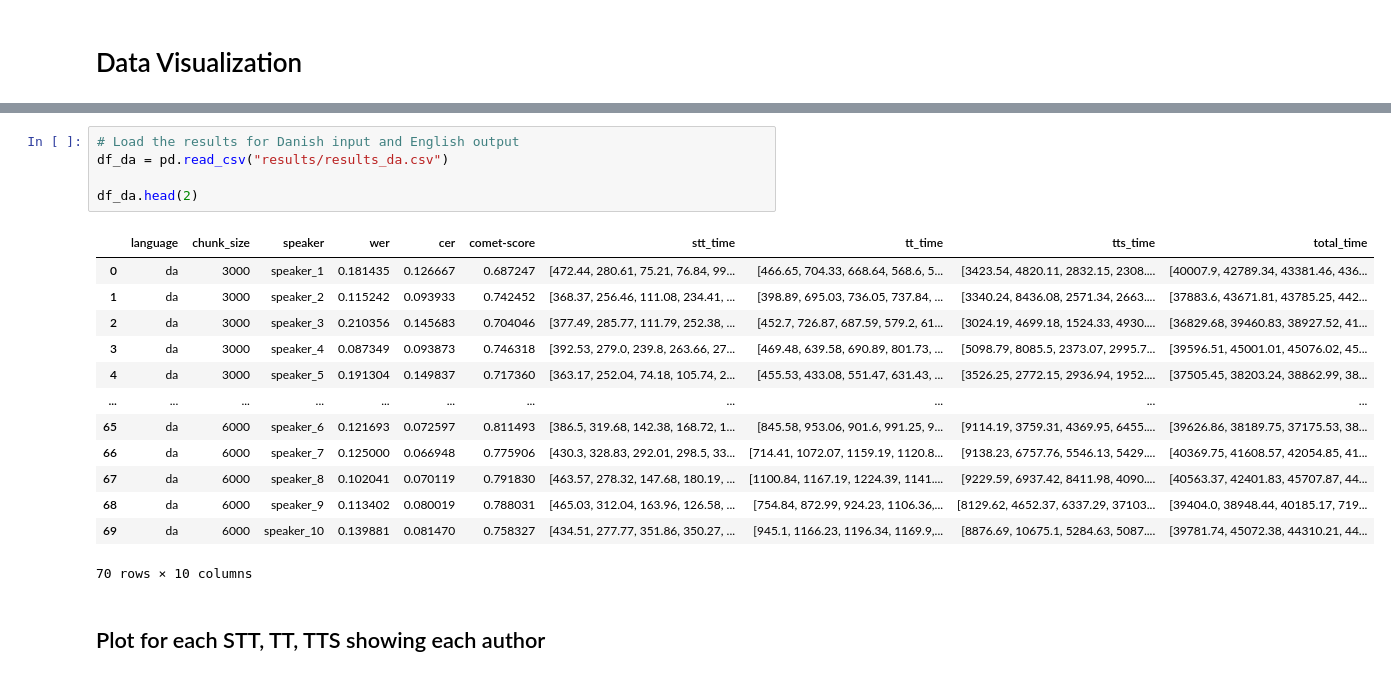
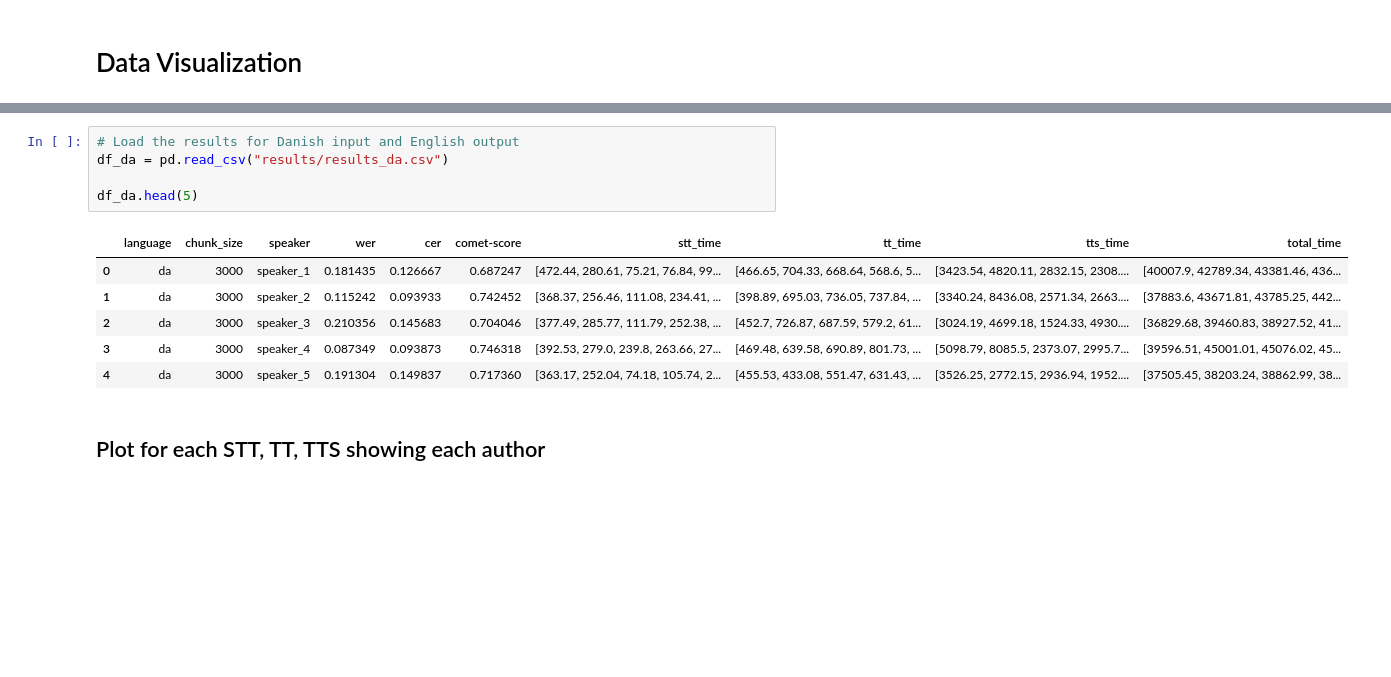
Before and after one commit to claralb2002/AI-Based-Video-dubbing, a Jupyter notebook: processing_results.ipynb, the cells around one changed output, grey strips where cells are left out. Cells and saved outputs as stored; diff of their text form; blank space fills up the shorter version.

```diff
--- a/processing_results.ipynb
+++ b/processing_results.ipynb
@@ -201,22 +158,15 @@ df_en.head(2)
 # %%
 # Load the results for Danish input and English output
 df_da = pd.read_csv("results/results_da.csv")
 
-df_da.head(2)
+df_da.head(5)
 # %% [output]
 |  | language | chunk_size | speaker | wer | cer | comet-score | stt_time | tt_time | tts_time | total_time |
 | 0 | da | 3000 | speaker_1 | 0.181435 | 0.126667 | 0.687247 | [472.44, 280.61, 75.21, 76.84, 99... | [466.65, 704.33, 668.64, 568.6, 5... | [3423.54, 4820.11, 2832.15, 2308.... | [40007.9, 42789.34, 43381.46, 436... |
 | 1 | da | 3000 | speaker_2 | 0.115242 | 0.093933 | 0.742452 | [368.37, 256.46, 111.08, 234.41, ... | [398.89, 695.03, 736.05, 737.84, ... | [3340.24, 8436.08, 2571.34, 2663.... | [37883.6, 43671.81, 43785.25, 442... |
 | 2 | da | 3000 | speaker_3 | 0.210356 | 0.145683 | 0.704046 | [377.49, 285.77, 111.79, 252.38, ... | [452.7, 726.87, 687.59, 579.2, 61... | [3024.19, 4699.18, 1524.33, 4930.... | [36829.68, 39460.83, 38927.52, 41... |
 | 3 | da | 3000 | speaker_4 | 0.087349 | 0.093873 | 0.746318 | [392.53, 279.0, 239.8, 263.66, 27... | [469.48, 639.58, 690.89, 801.73, ... | [5098.79, 8085.5, 2373.07, 2995.7... | [39596.51, 45001.01, 45076.02, 45... |
 | 4 | da | 3000 | speaker_5 | 0.191304 | 0.149837 | 0.717360 | [363.17, 252.04, 74.18, 105.74, 2... | [455.53, 433.08, 551.47, 631.43, ... | [3526.25, 2772.15, 2936.94, 1952.... | [37505.45, 38203.24, 38862.99, 38... |
-| ... | ... | ... | ... | ... | ... | ... | ... | ... | ... | ... |
-| 65 | da | 6000 | speaker_6 | 0.121693 | 0.072597 | 0.811493 | [386.5, 319.68, 142.38, 168.72, 1... | [845.58, 953.06, 901.6, 991.25, 9... | [9114.19, 3759.31, 4369.95, 6455.... | [39626.86, 38189.75, 37175.53, 38... |
-| 66 | da | 6000 | speaker_7 | 0.125000 | 0.066948 | 0.775906 | [430.3, 328.83, 292.01, 298.5, 33... | [714.41, 1072.07, 1159.19, 1120.8... | [9138.23, 6757.76, 5546.13, 5429.... | [40369.75, 41608.57, 42054.85, 41... |
-| 67 | da | 6000 | speaker_8 | 0.102041 | 0.070119 | 0.791830 | [463.57, 278.32, 147.68, 180.19, ... | [1100.84, 1167.19, 1224.39, 1141.... | [9229.59, 6937.42, 8411.98, 4090.... | [40563.37, 42401.83, 45707.87, 44... |
-| 68 | da | 6000 | speaker_9 | 0.113402 | 0.080019 | 0.788031 | [465.03, 312.04, 163.96, 126.58, ... | [754.84, 872.99, 924.23, 1106.36,... | [8129.62, 4652.37, 6337.29, 37103... | [39404.0, 38948.44, 40185.17, 719... |
-| 69 | da | 6000 | speaker_10 | 0.139881 | 0.081470 | 0.758327 | [434.51, 277.77, 351.86, 350.27, ... | [945.1, 1166.23, 1196.34, 1169.9,... | [8876.69, 10675.1, 5284.63, 5087.... | [39781.74, 45072.38, 44310.21, 44... |
-70 rows × 10 columns
 # %% [markdown]
 ## Plot for each STT, TT, TTS showing each author
 # %%
```
Also changed, not shown: parts of 13 cells of this notebook.
